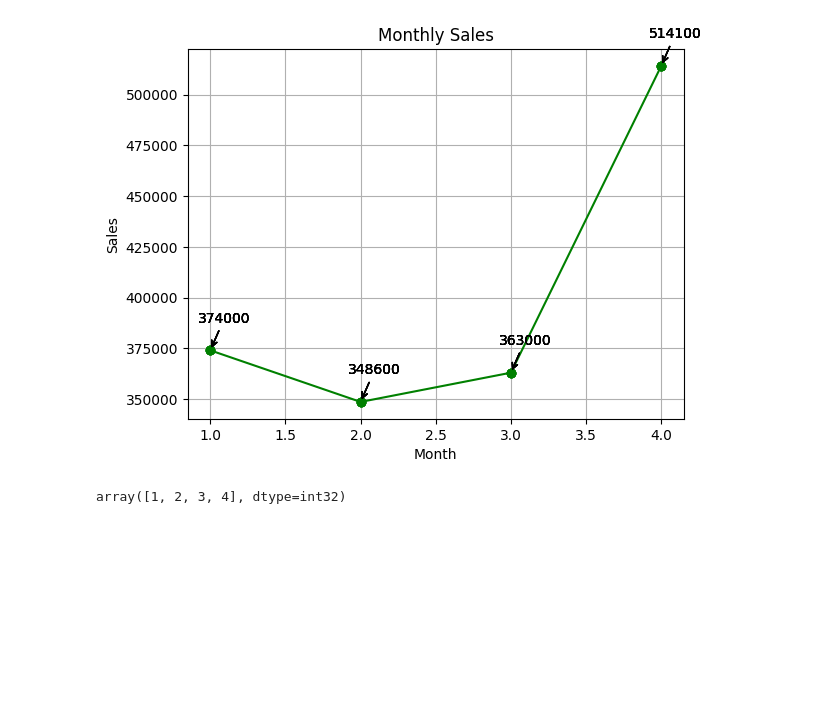
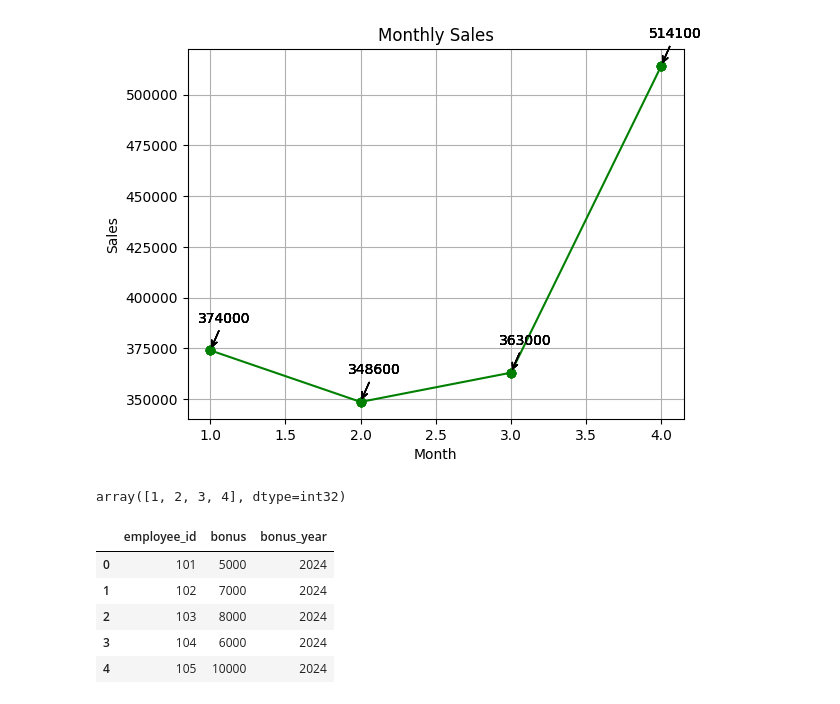
Before and after one commit to Vasista-G/GoogleCollab_Python, a Jupyter notebook: PandasLvL3/PandasLvL3Practice.ipynb, the cells around one changed output. Drawn from its saved outputs; the diff is of its cells as text; code cells hidden in the pictures; blank space fills up the shorter version.

```diff
--- a/PandasLvL3/PandasLvL3Practice.ipynb
+++ b/PandasLvL3/PandasLvL3Practice.ipynb
@@ -679,30 +625,39 @@ Employee Information:
 - department
 - city
 
 
 Compensation:
 
 - salary
 - bonus
 - total_compensation
 
 Performance:
 
 - performance_rating
 - performance_level
 
 Sales:
 
 - total_sales
 - number_of_transactions
 - average_transaction_value
 
 Department Comparison:
 
 - department_avg_salary
 - department_avg_sales
 - salary_difference
 - sales_difference
 
 
 '''
+
+bonus.head()
+# %% [output]
+|  | employee_id | bonus | bonus_year |
+| 0 | 101 | 5000 | 2024 |
+| 1 | 102 | 7000 | 2024 |
+| 2 | 103 | 8000 | 2024 |
+| 3 | 104 | 6000 | 2024 |
+| 4 | 105 | 10000 | 2024 |
```
Also changed, not shown: parts of 7 cells of this notebook.
